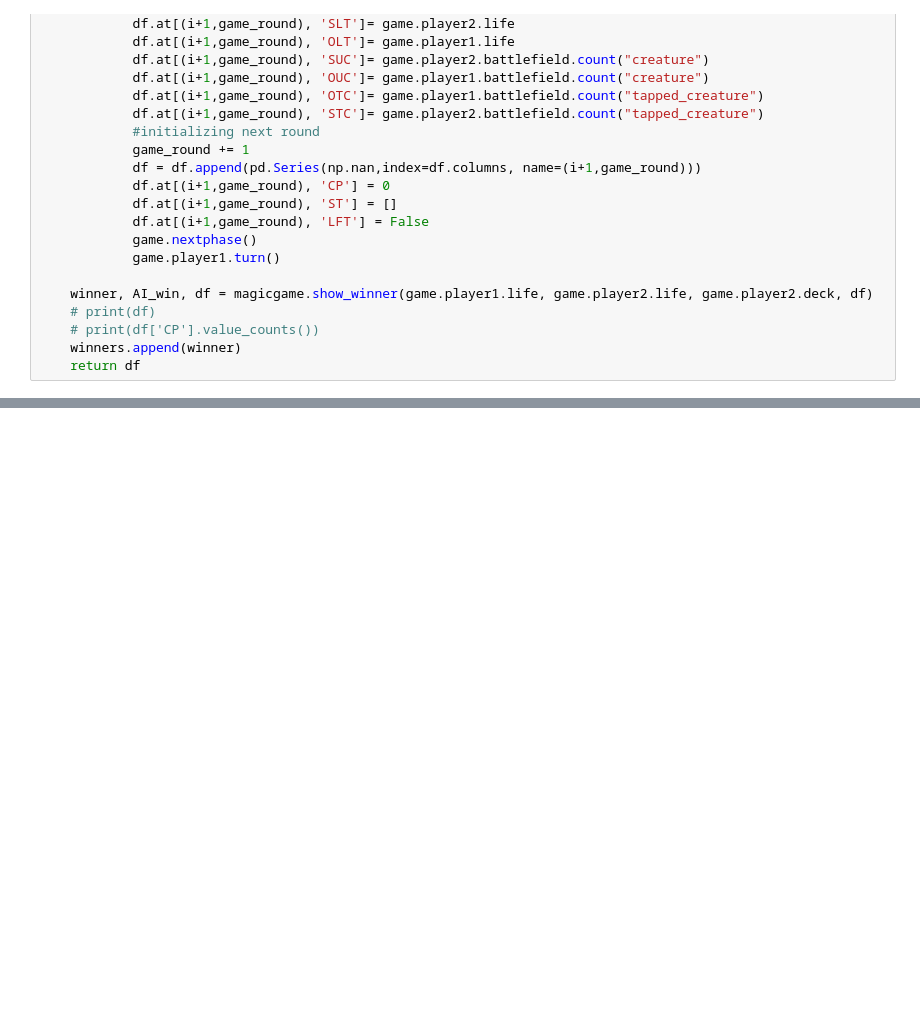
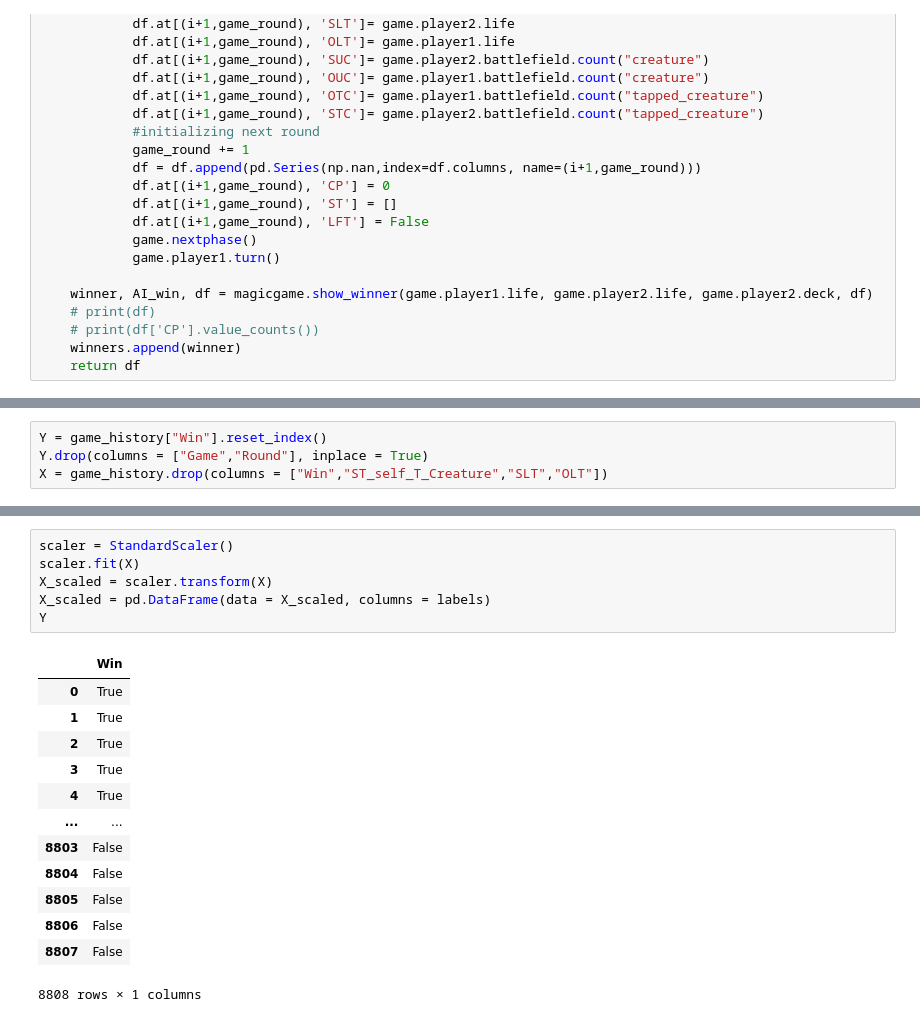
Before and after one commit to felzek/OpenAI-MTG-new, a Jupyter notebook: Q_Learning_Strategy_w_DF.ipynb, the cells around one changed output, grey strips where cells are left out. Saved outputs shown, nothing was run; the diff lists cells and outputs as text; blank space fills up the shorter version.

```diff
--- a/Q_Learning_Strategy_w_DF.ipynb
+++ b/Q_Learning_Strategy_w_DF.ipynb
@@ -694,0 +692,4 @@ Next time: change booleans to 1/0, and standardize, already imported Standard Sc
+# %%
+Y = game_history["Win"].reset_index()
+Y.drop(columns = ["Game","Round"], inplace = True)
+X = game_history.drop(columns = ["Win","ST_self_T_Creature","SLT","OLT"])
@@ -694,0 +705,20 @@ Next time: change booleans to 1/0, and standardize, already imported Standard Sc
+# %%
+scaler = StandardScaler()
+scaler.fit(X)
+X_scaled = scaler.transform(X)
+X_scaled = pd.DataFrame(data = X_scaled, columns = labels)
+Y
+# %% [output]
+|  | Win |
+| 0 | True |
+| 1 | True |
+| 2 | True |
+| 3 | True |
+| 4 | True |
+| ... | ... |
+| 8803 | False |
+| 8804 | False |
+| 8805 | False |
+| 8806 | False |
+| 8807 | False |
+8808 rows × 1 columns
```
Also changed, not shown: parts of 10 cells of this notebook.
